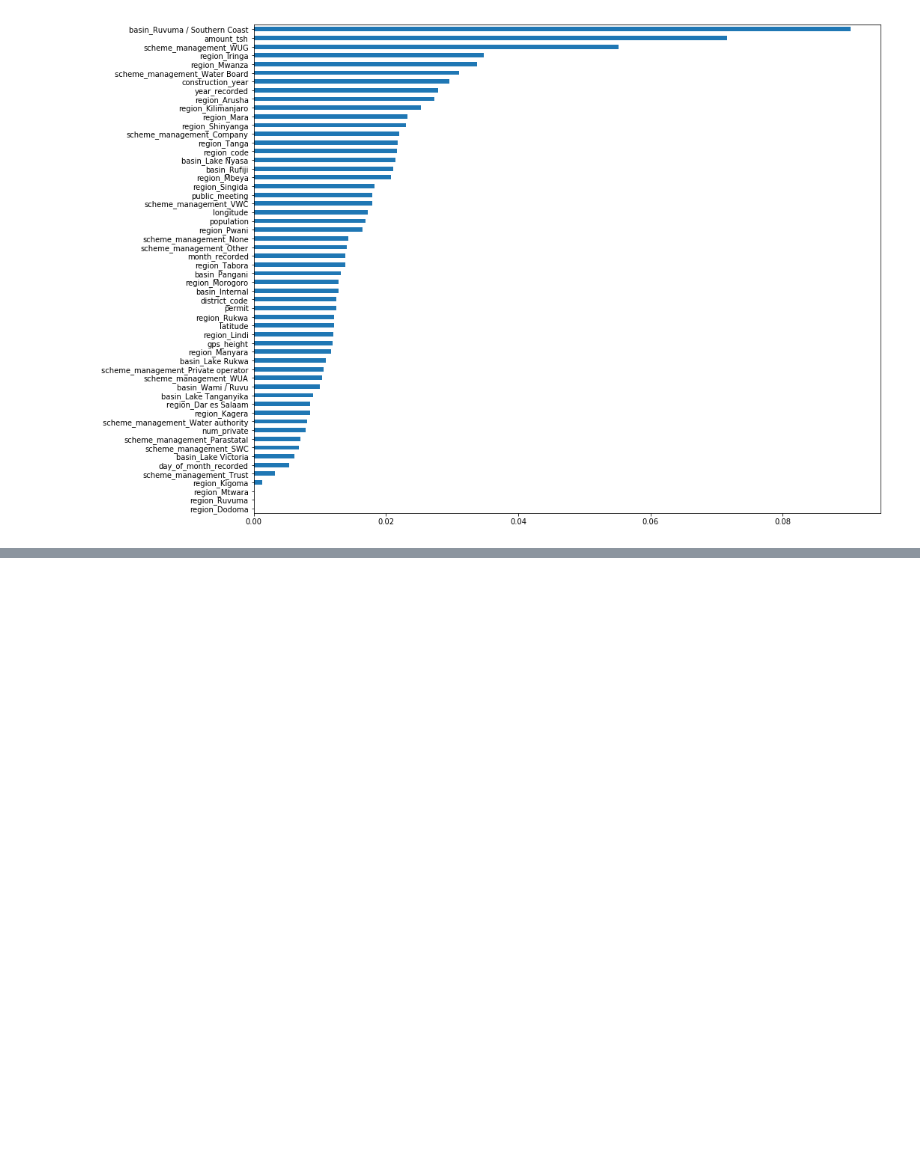
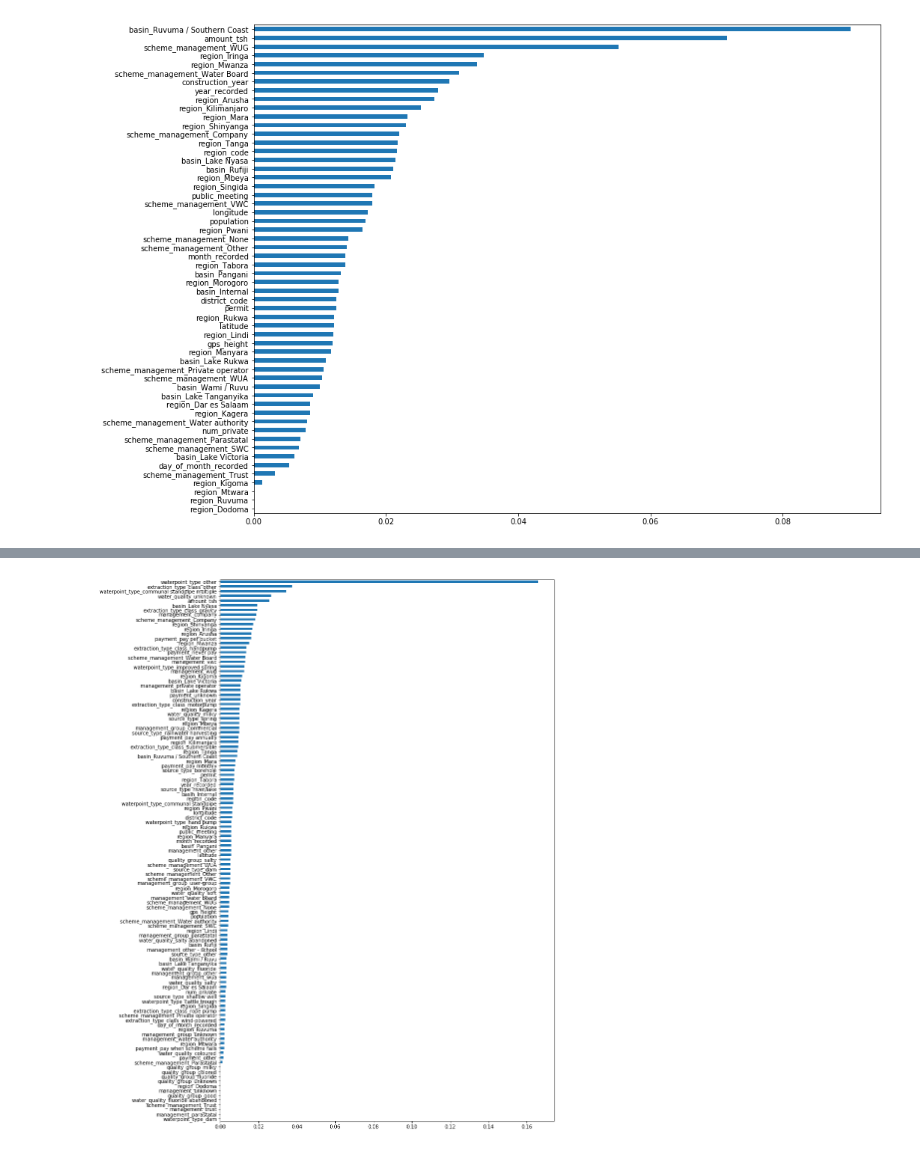
Before and after one commit to livjab/DS3-Kaggle-Comptetion, a Jupyter notebook: LJ_DS3_Kaggle_Competition.ipynb, the cells around one changed output, grey strips where cells are left out. Drawn from its saved outputs; the diff is of its cells as text; code cells hidden in the pictures; blank space fills up the shorter version.

```diff
--- a/LJ_DS3_Kaggle_Competition.ipynb
+++ b/LJ_DS3_Kaggle_Competition.ipynb
@@ -671,0 +860,9 @@ top_n.plot.barh();
+# %%
+# lets use source_type as there a slightly fewer options for one hot
+
+oh_encoder = ce.OneHotEncoder(use_cat_names=True)
+source_encoded = oh_encoder.fit_transform(train[["source_type"]])
+test_encoder = oh_encoder.transform(test[["source_type"]])
+
+train = pd.concat([train, source_encoded], axis=1)
+test = pd.concat([test, test_encoder], axis=1)
@@ -671,0 +880,4 @@ top_n.plot.barh();
+# %%
+# I'm thinking I'll go ordinal here
+train.source_class = train.source_class.replace({"groundwater": 2, "surface": 1, "unknown": 0})
+test.source_class = test.source_class.replace({"groundwater": 2, "surface": 1, "unknown": 0})
@@ -671,0 +909,9 @@ top_n.plot.barh();
+# %%
+# one hot time -- using waterpoint type
+
+oh_encoder = ce.OneHotEncoder(use_cat_names=True)
+waterpoint_encoded = oh_encoder.fit_transform(train[["waterpoint_type"]])
+test_encoder = oh_encoder.transform(test[["waterpoint_type"]])
+
+train = pd.concat([train, waterpoint_encoded], axis=1)
+test = pd.concat([test, test_encoder], axis=1)
@@ -671,0 +1011,14 @@ top_n.plot.barh();
+# %%
+boost = XGBClassifier(max_depth=6, n_estimators=100)
+boost.fit(X_train, y_train)
+
+y_pred = boost.predict(X_test)
+# %%
+import matplotlib.pyplot as plt
+
+importances = pd.Series(boost.feature_importances_, X_train.columns)
+top_n = importances.sort_values(ascending=True)
+plt.figure(figsize=(12,20))
+top_n.plot.barh();
+# %% [output]
+[figure, added]
```
Also changed, not shown: parts of 39 cells of this notebook.
